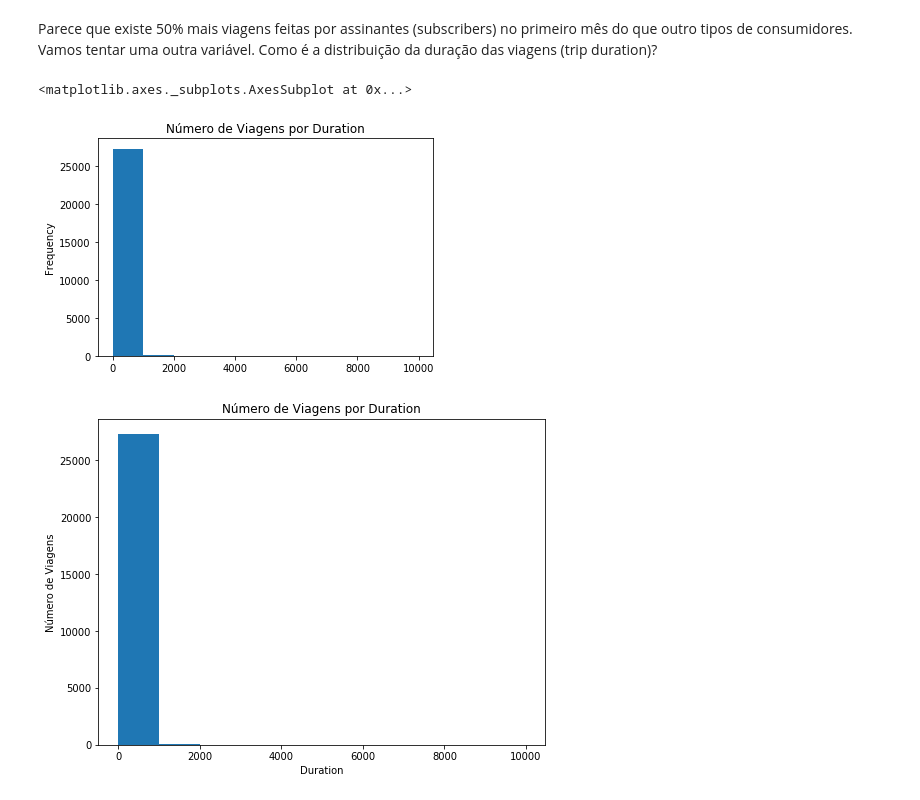
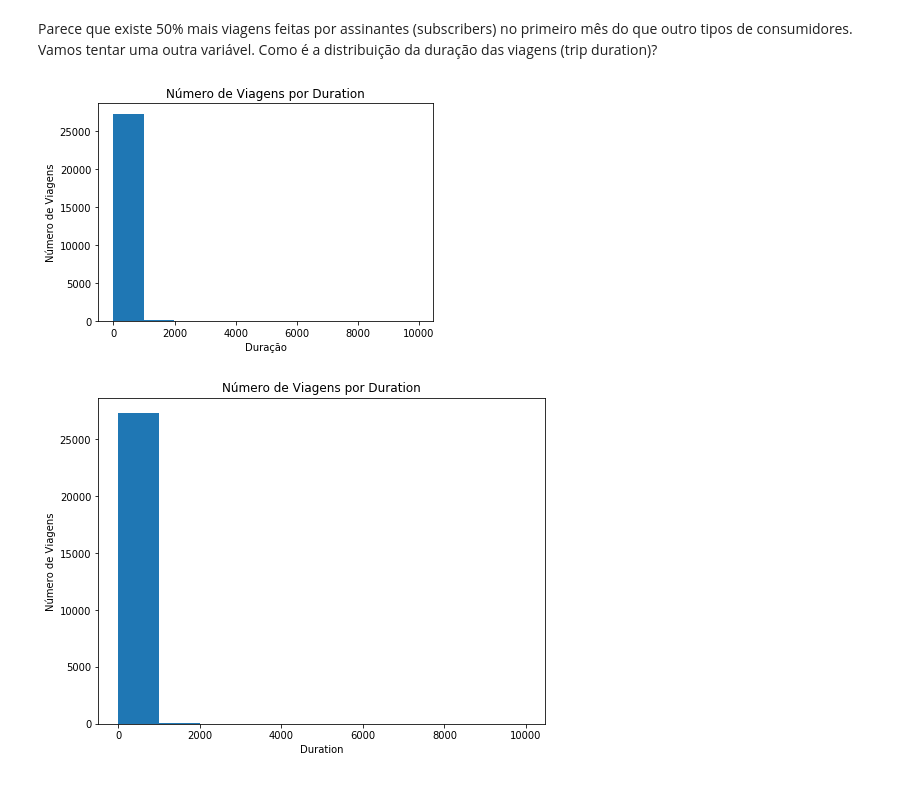
Before and after one commit to cglsoft/DataScience-FDSI, a Jupyter notebook: Semana 4 - Projeto/ndfdsi-bikeshareanalysis/Analise_Bay_Area_Bike_Share-NDFDSI.ipynb, the cells around one changed output. Cells and saved outputs as stored; diff of their text form; code cells hidden in the pictures.

```diff
--- a/Semana 4 - Projeto/ndfdsi-bikeshareanalysis/Analise_Bay_Area_Bike_Share-NDFDSI.ipynb
+++ b/Semana 4 - Projeto/ndfdsi-bikeshareanalysis/Analise_Bay_Area_Bike_Share-NDFDSI.ipynb
@@ -329,11 +329,13 @@ usage_plot(trip_data, 'subscription_type')
 Parece que existe 50% mais viagens feitas por assinantes (subscribers) no primeiro mês do que outro tipos de consumidores. Vamos tentar uma outra variável. Como é a distribuição da duração das viagens (trip duration)?
 # %%
 # TODO: Faça um gráfico baseado nas durações
-
-trip_data['duration'].plot( kind="hist", title="Número de Viagens por Duration")
+plt.hist(trip_data['duration'])
+plt.title("Número de Viagens por Duration")
+plt.xlabel("Duração")
+plt.ylabel("Número de Viagens")
+plt.show()
 # %% [output]
-<matplotlib.axes._subplots.AxesSubplot at 0x...>
-[figure, old version]
+[figure, new version]
 # %%
 # rode este comando abaixo caso esteja em dúvida quanto ao resultado esperado
 usage_plot(trip_data, 'duration')
```
Also changed, not shown: parts of 2 cells of this notebook, 4 other files.
